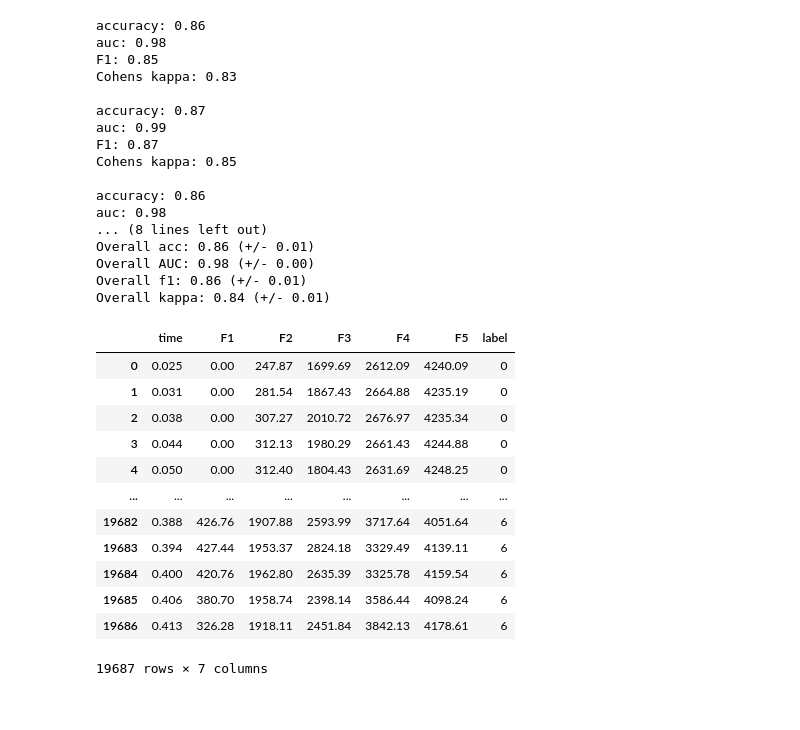
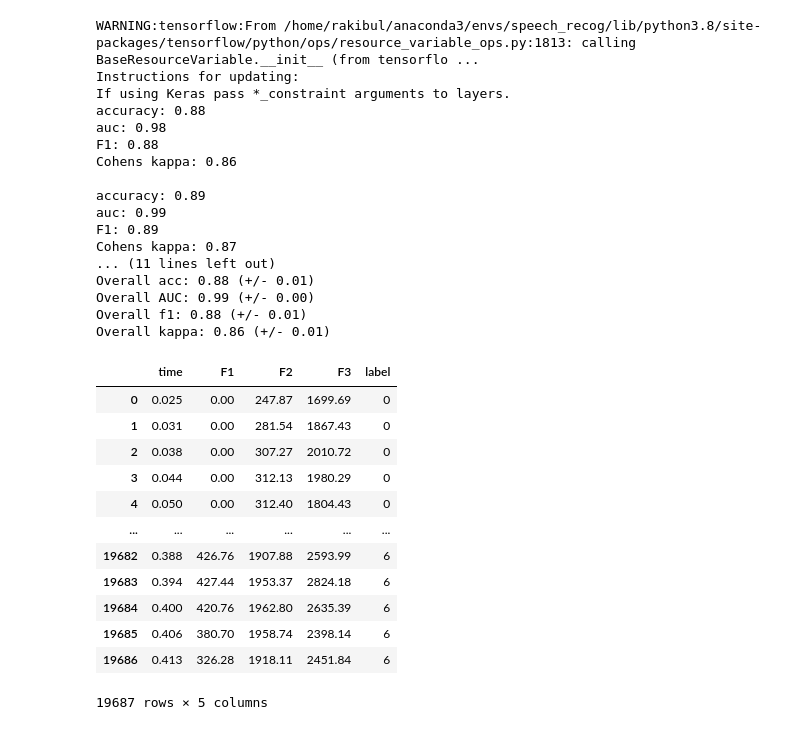
Before and after one commit to hasan-rakibul/bengali-vowels-words-classification, a Jupyter notebook: Source_codes/NN_formant_v4.4.1_cross_validation_absolute_transitions.ipynb, the cells around one changed output. Drawn from its saved outputs; the diff is of its cells as text; code cells hidden in the pictures.

```diff
--- a/Source_codes/NN_formant_v4.4.1_cross_validation_absolute_transitions.ipynb
+++ b/Source_codes/NN_formant_v4.4.1_cross_validation_absolute_transitions.ipynb
@@ -104,10 +105,10 @@ for train,test in kfold.split(X,y):
 
     model_v=Sequential()
     model_v.add(Dense(128, activation='tanh',input_shape=(X[train].shape[1],)))
-#     model_v.add(Dense(128, activation='tanh'))
+    model_v.add(Dense(128, activation='tanh'))
     model_v.add(Dense(64, activation='tanh'))
     model_v.add(Dense(32, activation='tanh'))
-#     model_v.add(Dense(16, activation='tanh'))
+    model_v.add(Dense(16, activation='tanh'))
     model_v.add(Dense(7, activation='softmax'))
 
     model_v.compile(
@@ -143,21 +144,21 @@ print("Overall AUC: %.2f (+/- %.2f)" % (np.mean(cv_AUC),np.std(cv_AUC)))
 print("Overall f1: %.2f (+/- %.2f)" % (np.mean(cv_f1),np.std(cv_f1)))
 print("Overall kappa: %.2f (+/- %.2f)" % (np.mean(cv_kappa),np.std(cv_kappa)))
 # %% [output]
-accuracy: 0.86
+WARNING:tensorflow:From /home/rakibul/anaconda3/envs/speech_recog/lib/python3.8/site-packages/tensorflow/python/ops/resource_variable_ops.py:1813: calling BaseResourceVariable.__init__ (from tensorflo ...
+Instructions for updating:
+If using Keras pass *_constraint arguments to layers.
+accuracy: 0.88
 auc: 0.98
-F1: 0.85
-Cohens kappa: 0.83
+F1: 0.88
+Cohens kappa: 0.86
 
-accuracy: 0.87
+accuracy: 0.89
 auc: 0.99
-F1: 0.87
-Cohens kappa: 0.85
-
-accuracy: 0.86
-auc: 0.98
-... (8 lines left out)
-Overall acc: 0.86 (+/- 0.01)
-Overall AUC: 0.98 (+/- 0.00)
-Overall f1: 0.86 (+/- 0.01)
-Overall kappa: 0.84 (+/- 0.01)
+F1: 0.89
+Cohens kappa: 0.87
+... (11 lines left out)
+Overall acc: 0.88 (+/- 0.01)
+Overall AUC: 0.99 (+/- 0.00)
+Overall f1: 0.88 (+/- 0.01)
+Overall kappa: 0.86 (+/- 0.01)
 # %%
@@ -193,11 +194,11 @@ def get_all_formants(path=DATA_PATH):
             #print(file)
             individual_formant=get_formant(file_path=file)
 
-            length=len(individual_formant)
-            F_i=individual_formant.loc[2:,'F1':'F5'].values
-            F_i1=individual_formant.loc[1:length-2,'F1':'F5'].values
-            F_i2=individual_formant.loc[:length-3,'F1':'F5'].values
-            assert len(F_i)==len(F_i1)==len(F_i2)
+#             length=len(individual_formant)
+#             F_i=individual_formant.loc[2:,'F1':'F5'].values
+#             F_i1=individual_formant.loc[1:length-2,'F1':'F5'].values
+#             F_i2=individual_formant.loc[:length-3,'F1':'F5'].values
+#             assert len(F_i)==len(F_i1)==len(F_i2)
             #individual_formant.loc[2:,['F1_diff2','F2_diff2','F3_diff2','F4_diff2','F5_diff2']]=np.abs(F_i-2*F_i1+F_i2)
 
             #individual_formant=individual_formant.dropna()   #drop the first two rows as there are NaN values due to the difference
@@ -230,22 +231,23 @@ def get_train_test():
 # %%
 word_formant_features=get_all_formants()
 #word_formant_features.to_excel("./New_without_CNN/word_all_formant_features.xlsx")
-# %%
-word_formant_features
-# %% [output]
-|  | time | F1 | F2 | F3 | F4 | F5 | label |
-| 0 | 0.025 | 0.00 | 247.87 | 1699.69 | 2612.09 | 4240.09 | 0 |
-| 1 | 0.031 | 0.00 | 281.54 | 1867.43 | 2664.88 | 4235.19 | 0 |
-| 2 | 0.038 | 0.00 | 307.27 | 2010.72 | 2676.97 | 4235.34 | 0 |
-| 3 | 0.044 | 0.00 | 312.13 | 1980.29 | 2661.43 | 4244.88 | 0 |
-| 4 | 0.050 | 0.00 | 312.40 | 1804.43 | 2631.69 | 4248.25 | 0 |
-| ... | ... | ... | ... | ... | ... | ... | ... |
-| 19682 | 0.388 | 426.76 | 1907.88 | 2593.99 | 3717.64 | 4051.64 | 6 |
-| 19683 | 0.394 | 427.44 | 1953.37 | 2824.18 | 3329.49 | 4139.11 | 6 |
-| 19684 | 0.400 | 420.76 | 1962.80 | 2635.39 | 3325.78 | 4159.54 | 6 |
-| 19685 | 0.406 | 380.70 | 1958.74 | 2398.14 | 3586.44 | 4098.24 | 6 |
-| 19686 | 0.413 | 326.28 | 1918.11 | 2451.84 | 3842.13 | 4178.61 | 6 |
-19687 rows × 7 columns
+# %%
+word_formant_features=word_formant_features.drop(labels=['F4','F5'],axis=1) #reporting result for F1 to F3 only
+word_formant_features
+# %% [output]
+|  | time | F1 | F2 | F3 | label |
+| 0 | 0.025 | 0.00 | 247.87 | 1699.69 | 0 |
+| 1 | 0.031 | 0.00 | 281.54 | 1867.43 | 0 |
+| 2 | 0.038 | 0.00 | 307.27 | 2010.72 | 0 |
+| 3 | 0.044 | 0.00 | 312.13 | 1980.29 | 0 |
+| 4 | 0.050 | 0.00 | 312.40 | 1804.43 | 0 |
+| ... | ... | ... | ... | ... | ... |
+| 19682 | 0.388 | 426.76 | 1907.88 | 2593.99 | 6 |
+| 19683 | 0.394 | 427.44 | 1953.37 | 2824.18 | 6 |
+| 19684 | 0.400 | 420.76 | 1962.80 | 2635.39 | 6 |
+| 19685 | 0.406 | 380.70 | 1958.74 | 2398.14 | 6 |
+| 19686 | 0.413 | 326.28 | 1918.11 | 2451.84 | 6 |
+19687 rows × 5 columns
 # %%
 X,y=get_train_test()
 # %%
```
Also changed, not shown: parts of 6 cells of this notebook, 4 other files.
